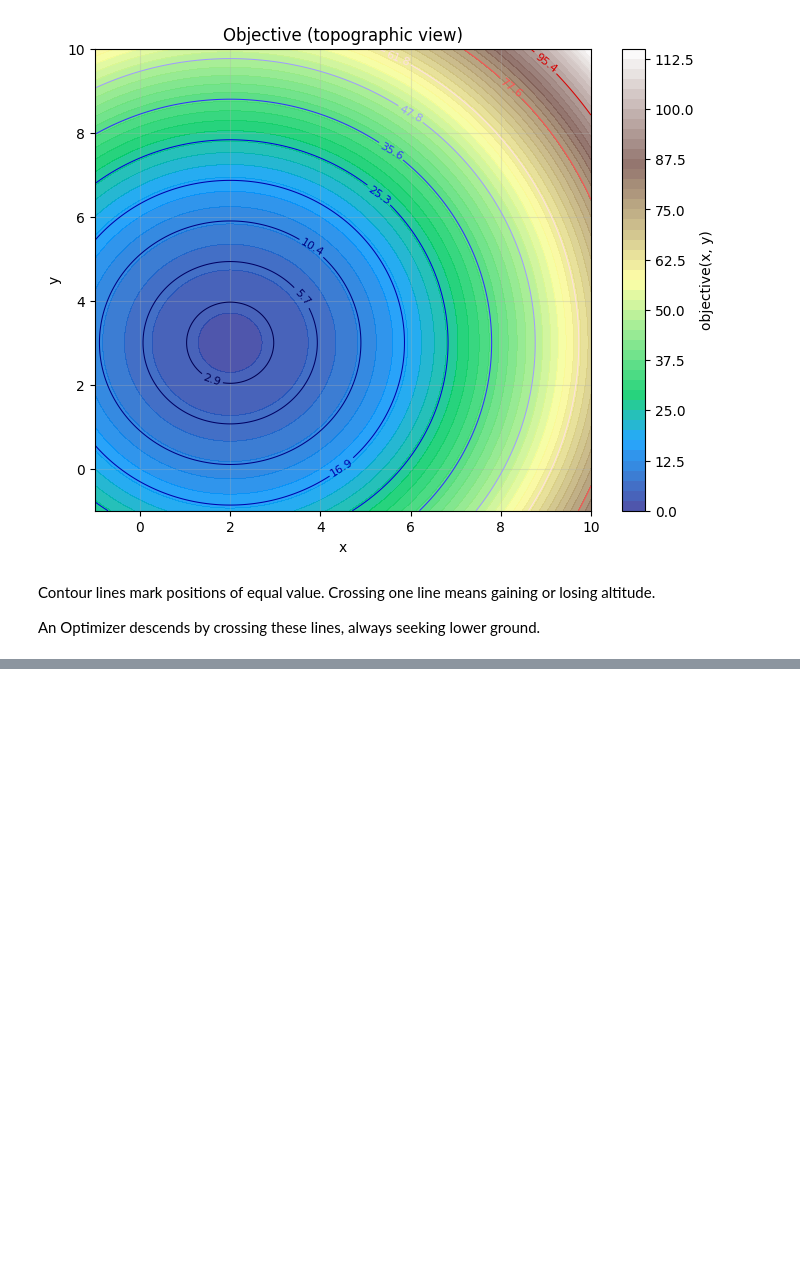
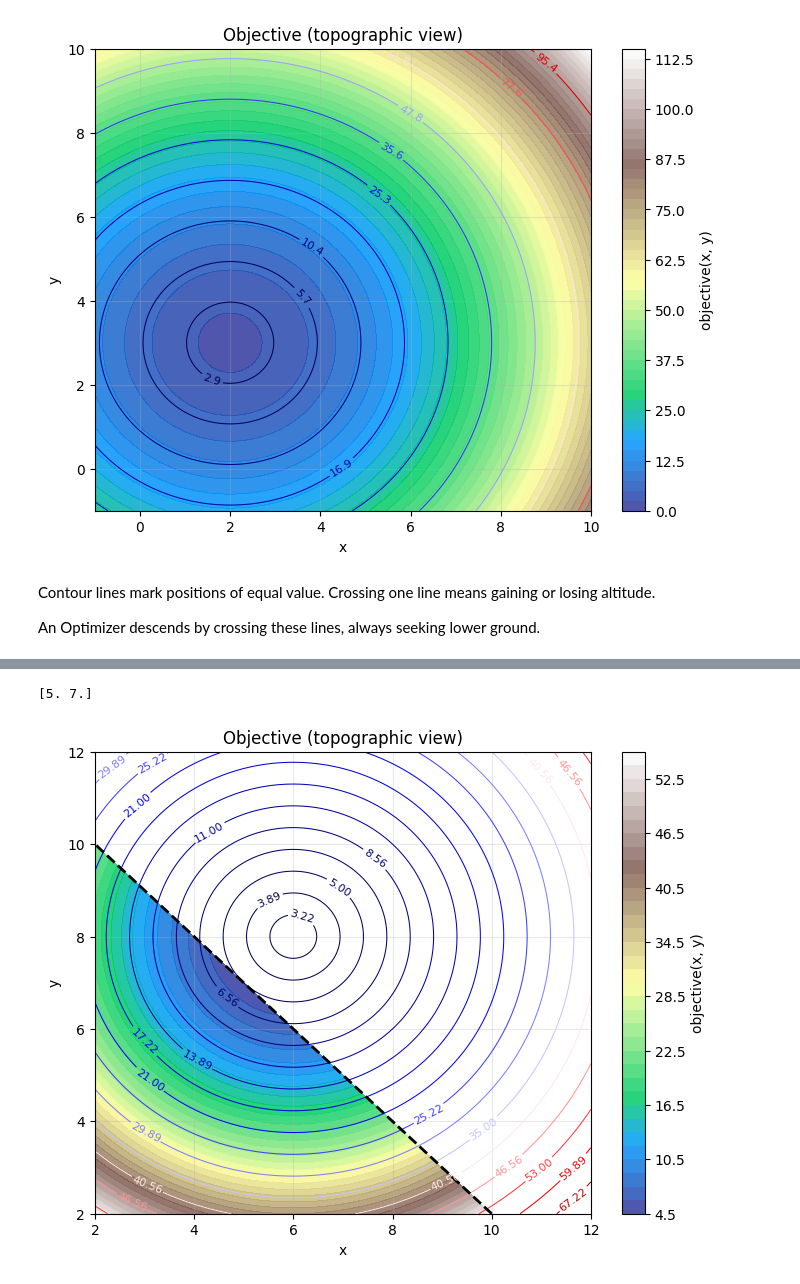
Before and after one commit to JulTob/Optimization, a Jupyter notebook: Introduction_to_Optimization.ipynb, the cells around one changed output, grey strips where cells are left out. Cells and saved outputs as stored; diff of their text form; code cells hidden in the pictures; blank space fills up the shorter version.

```diff
--- a/Introduction_to_Optimization.ipynb
+++ b/Introduction_to_Optimization.ipynb
@@ -274,0 +392,42 @@ That is where geometry truly enters the story.
+# %%
+from scipy.optimize import minimize
+
+def objective(b):
+    return (b[0] - 6)**2 + (b[1] - 8)**2 + 3
+
+
+# --- New constraint ---
+# Pirates have been seen around!
+# We must keep the ship light!
+# Total cargo must not exceed 12 units
+def cargo_limit(b):
+    max_cargo = 12
+    return max_cargo - (b[0] + b[1]) # >= 0
+
+
+bounds = [(2, 100), (2, 100)]
+x0 = [5, 5]
+
+constraints = [
+    {"type": "ineq", "fun": cargo_limit}
+]
+
+result = minimize(
+    objective,
+    x0,
+    bounds=bounds,
+    constraints=constraints,
+)
+
+print(result.x)
+
+plot_2D(
+    objective,
+    x_rank=(2, 12),
+    y_rank=(2, 12),
+    constraints=[cargo_limit],
+    lines = 19
+)
+# %% [output]
+[5. 7.]
+[figure, added]
```
Also changed, not shown: parts of 7 cells of this notebook.
